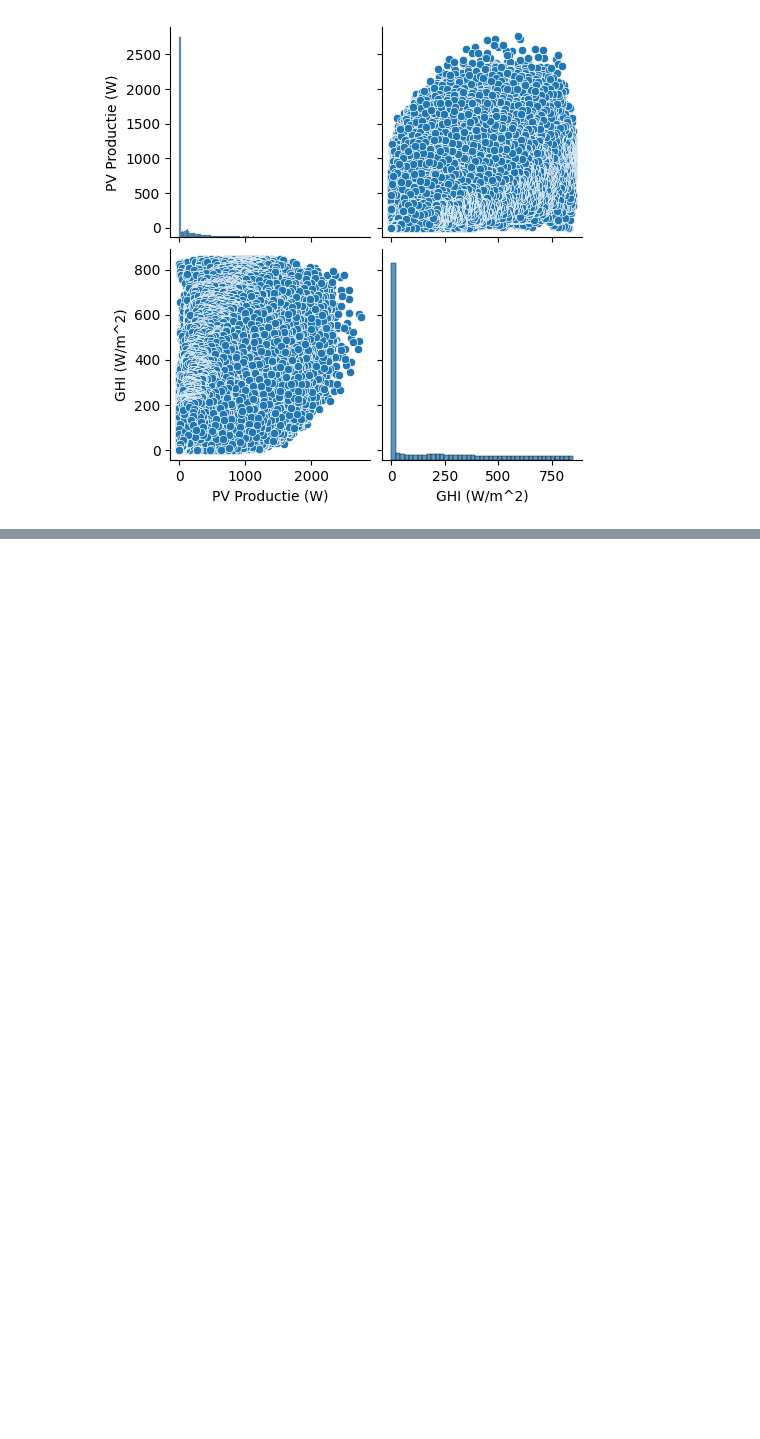
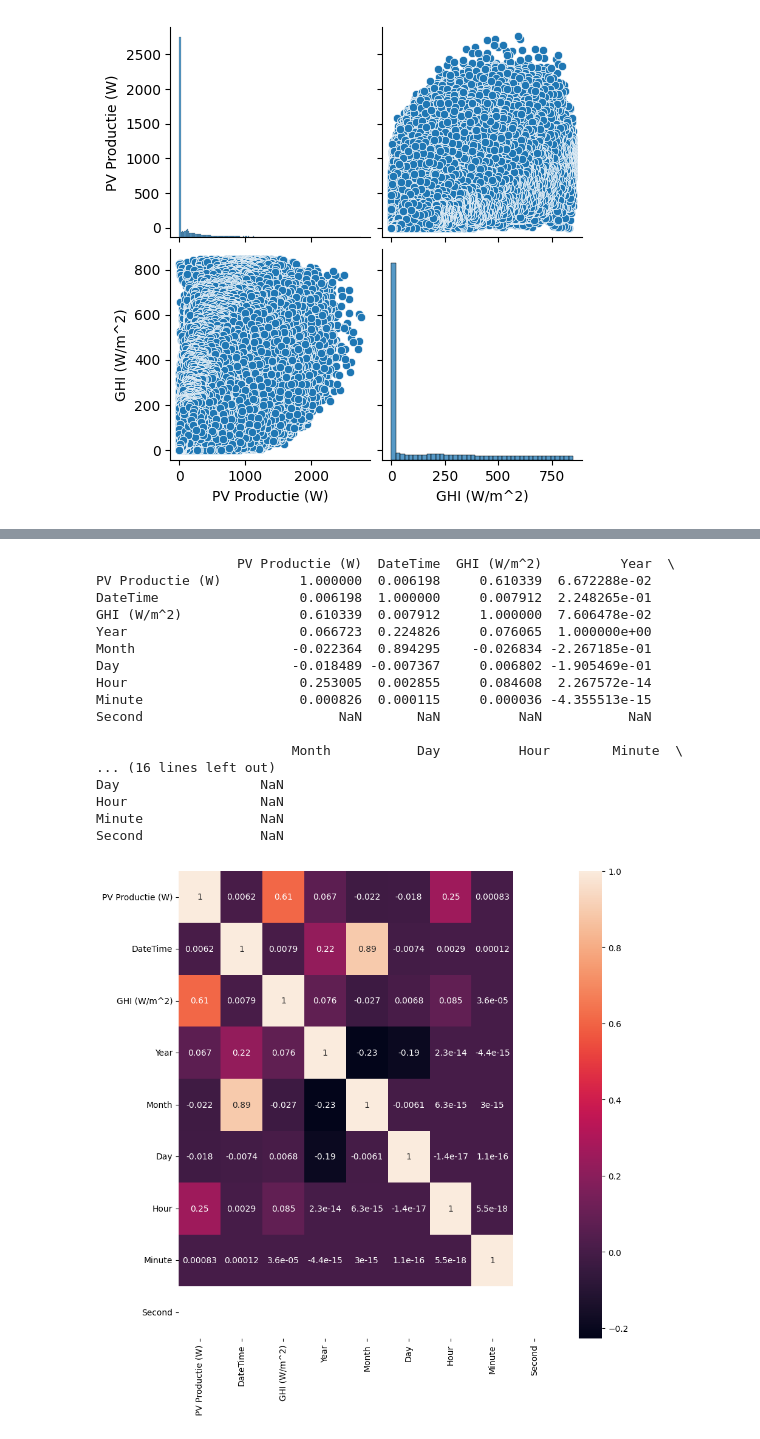
Before and after one commit to Ozziehman/Energiescan, a Jupyter notebook: 2022_15min_data_EDA_preprocessing.ipynb, the cells around one changed output, grey strips where cells are left out. Cells and saved outputs as stored; diff of their text form; code cells hidden in the pictures; blank space fills up the shorter version.

```diff
--- a/2022_15min_data_EDA_preprocessing.ipynb
+++ b/2022_15min_data_EDA_preprocessing.ipynb
@@ -153,0 +172,27 @@ sns.pairplot(df)
+# %%
+df = pd.read_csv('core\\static\\data\\2022_15min_data_with_GHI.csv')
+df['DateTime'] = pd.to_datetime(df['DateTime'])
+corr = df.corr()
+print(corr)
+plt.figure(figsize=(10, 10))
+sns.heatmap(corr, annot=True)
+plt.show()
+# %% [output]
+                  PV Productie (W)  DateTime  GHI (W/m^2)          Year  \
+PV Productie (W)          1.000000  0.006198     0.610339  6.672288e-02
+DateTime                  0.006198  1.000000     0.007912  2.248265e-01
+GHI (W/m^2)               0.610339  0.007912     1.000000  7.606478e-02
+Year                      0.066723  0.224826     0.076065  1.000000e+00
+Month                    -0.022364  0.894295    -0.026834 -2.267185e-01
+Day                      -0.018489 -0.007367     0.006802 -1.905469e-01
+Hour                      0.253005  0.002855     0.084608  2.267572e-14
+Minute                    0.000826  0.000115     0.000036 -4.355513e-15
+Second                         NaN       NaN          NaN           NaN
+
+                         Month           Day          Hour        Minute  \
+... (16 lines left out)
+Day                  NaN
+Hour                 NaN
+Minute               NaN
+Second               NaN
+[figure, added]
```
Also changed, not shown: parts of 3 cells of this notebook, 1 other file.
